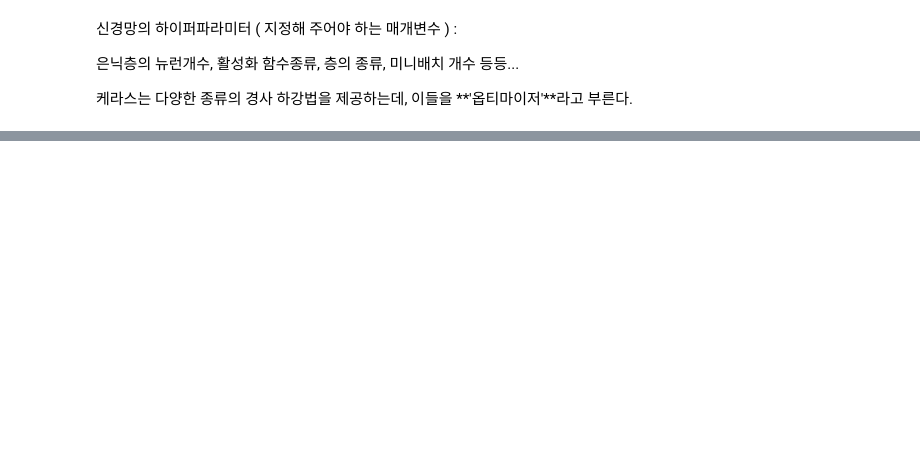
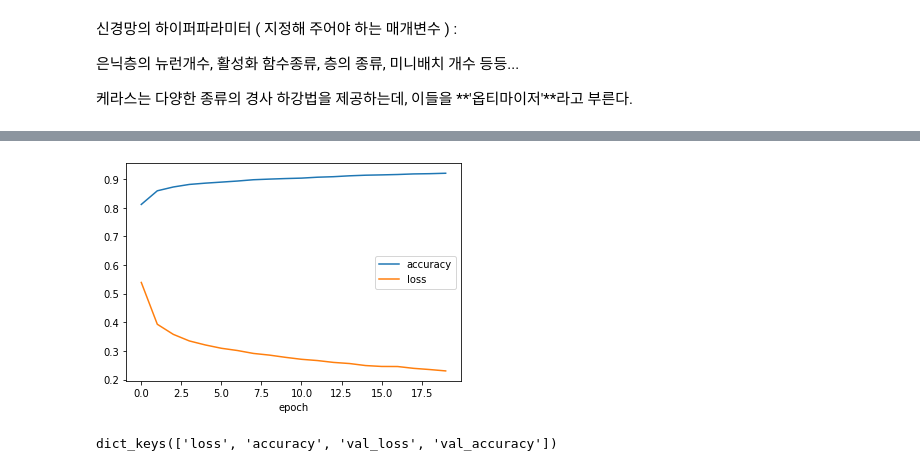
Before and after one commit to hyeon1263/BigAI, a Jupyter notebook: 혼자 공부하는 머신러닝+딥러닝/Chapter07.ipynb, the cells around one changed output, grey strips where cells are left out. Cells and saved outputs as stored; diff of their text form; code cells hidden in the pictures; blank space fills up the shorter version.

```diff
--- a/혼자 공부하는 머신러닝+딥러닝/Chapter07.ipynb
+++ b/혼자 공부하는 머신러닝+딥러닝/Chapter07.ipynb
@@ -337,0 +371,11 @@ sgd  = keras.optimizers.SGD(momentum=0.9, nesterov=True)
+# %%
+model = keras.Sequential()
+model.add(keras.layers.Flatten(input_shape=(28,28)))
+model.add(keras.layers.Dense(100, activation='relu'))
+model.add(keras.layers.Dense(10, activation='softmax'))
+# %%
+# Adam으로 패션 MNIST 모델 훈련하기
+model.compile(optimizer='adam', loss='sparse_categorical_crossentropy', metrics='accuracy')
+model.fit(train_scaled, train_target, epochs=5)
+
+# 기본 RMSprop을 사용했을 때와 거의 같은 성능
@@ -337,0 +464,13 @@ sgd  = keras.optimizers.SGD(momentum=0.9, nesterov=True)
+# %%
+model = model_fn()
+model.compile(loss='sparse_categorical_crossentropy', metrics='accuracy')
+history = model.fit(train_scaled, train_target, epochs=20, verbose=0)   # 에포크를 20으로 늘려서 훈련
+plt.plot(history.history['accuracy'], label='accuracy')
+plt.plot(history.history['loss'], label='loss')
+plt.xlabel('epoch')
+plt.legend()
+plt.show()
+
+# 에포크를 늘리니까 더 향상되는것 같지만 과대적합일 우려가 있으니 검증세트의 평가를 보자
+# %% [output]
+[figure, added]
@@ -337,0 +484,4 @@ sgd  = keras.optimizers.SGD(momentum=0.9, nesterov=True)
+# %%
+print(history.history.keys())
+# %% [output]
+dict_keys(['loss', 'accuracy', 'val_loss', 'val_accuracy'])
```
Also changed, not shown: parts of 51 cells of this notebook.
